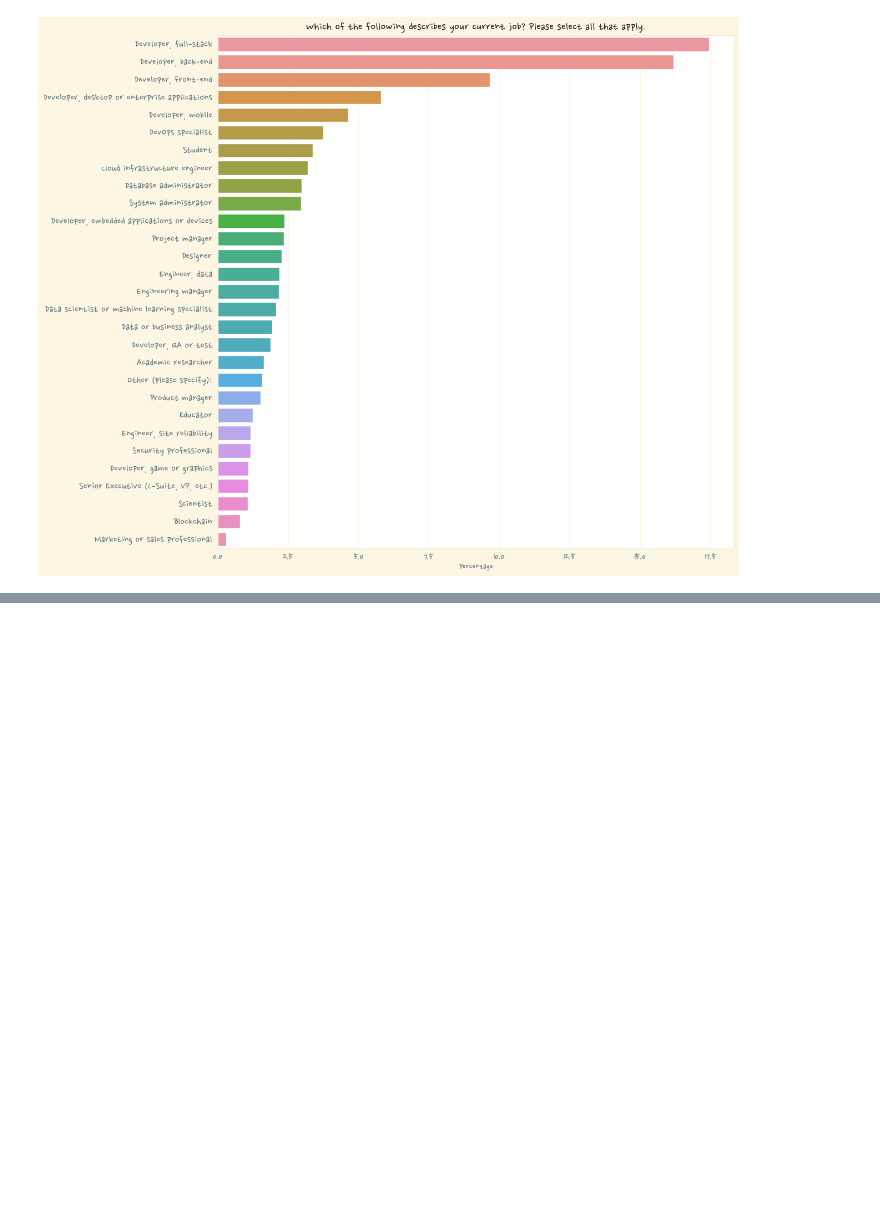
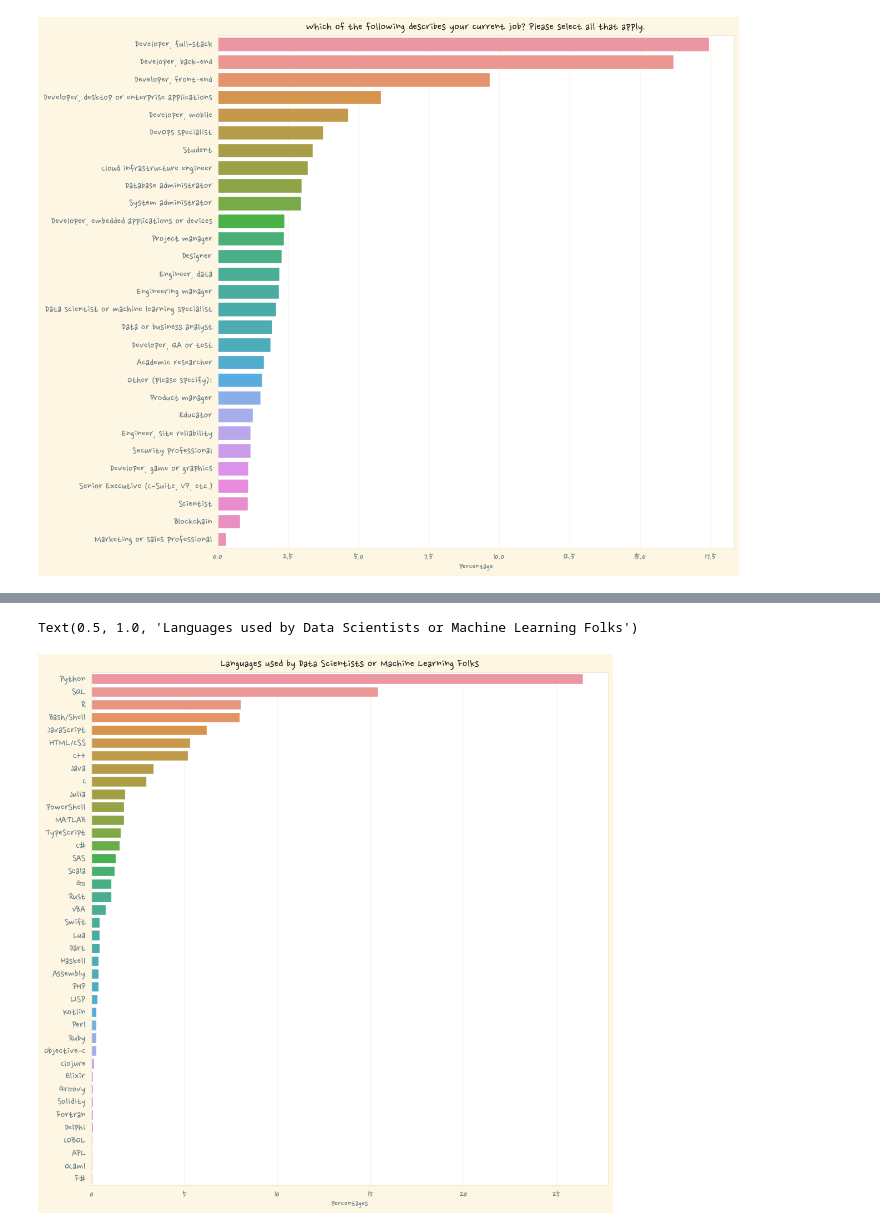
Before and after one commit to Atopiano/pythonbasic, a Jupyter notebook: 18python_basic.ipynb, the cells around one changed output, grey strips where cells are left out. Saved outputs shown, nothing was run; the diff lists cells and outputs as text; code cells hidden in the pictures; blank space fills up the shorter version.

```diff
--- a/18python_basic.ipynb
+++ b/18python_basic.ipynb
@@ -826,0 +1072,3 @@ plt.show()
+# %%
+data_sci_lang = data_scientist['LanguageHaveWorkedWith']
+data_sci_lang
@@ -826,0 +1089,3 @@ plt.show()
+# %%
+d_sci_lang_split = split_multicolumn(data_sci_lang)
+d_sci_lang_split
@@ -826,0 +1107,3 @@ plt.show()
+# %%
+d_sci_lang_sum = d_sci_lang_split.sum().sort_values(ascending = False)
+d_sci_lang_sum
@@ -826,0 +1128,3 @@ plt.show()
+# %%
+d_sci_lang_mean = d_sci_lang_sum / d_sci_lang_sum.sum() * 100
+d_sci_lang_mean
@@ -826,0 +1149,10 @@ plt.show()
+# %%
+plt.figure(figsize = (12, 12))
+
+sns.barplot(x=d_sci_lang_mean, y=d_sci_lang_mean.index)
+
+plt.xlabel('percentages')
+plt.title('Languages used by Data Scientists or Machine Learning Folks')
+# %% [output]
+Text(0.5, 1.0, 'Languages used by Data Scientists or Machine Learning Folks')
+[figure, added]
```
Also changed, not shown: parts of 38 cells of this notebook, 6 other files.
